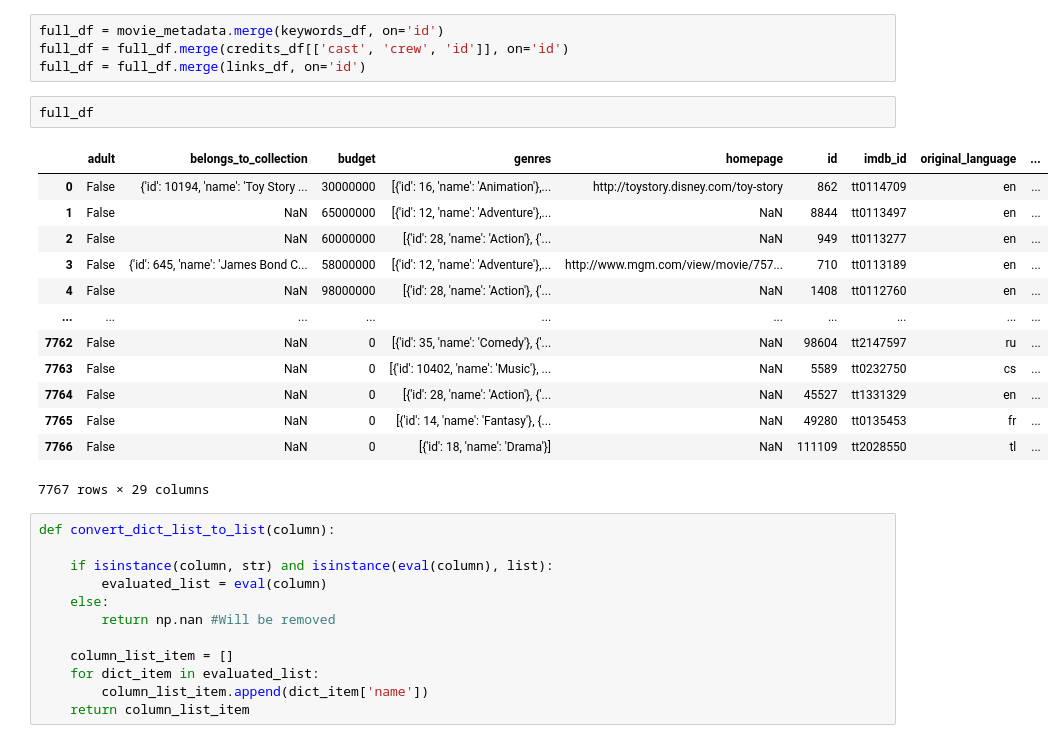
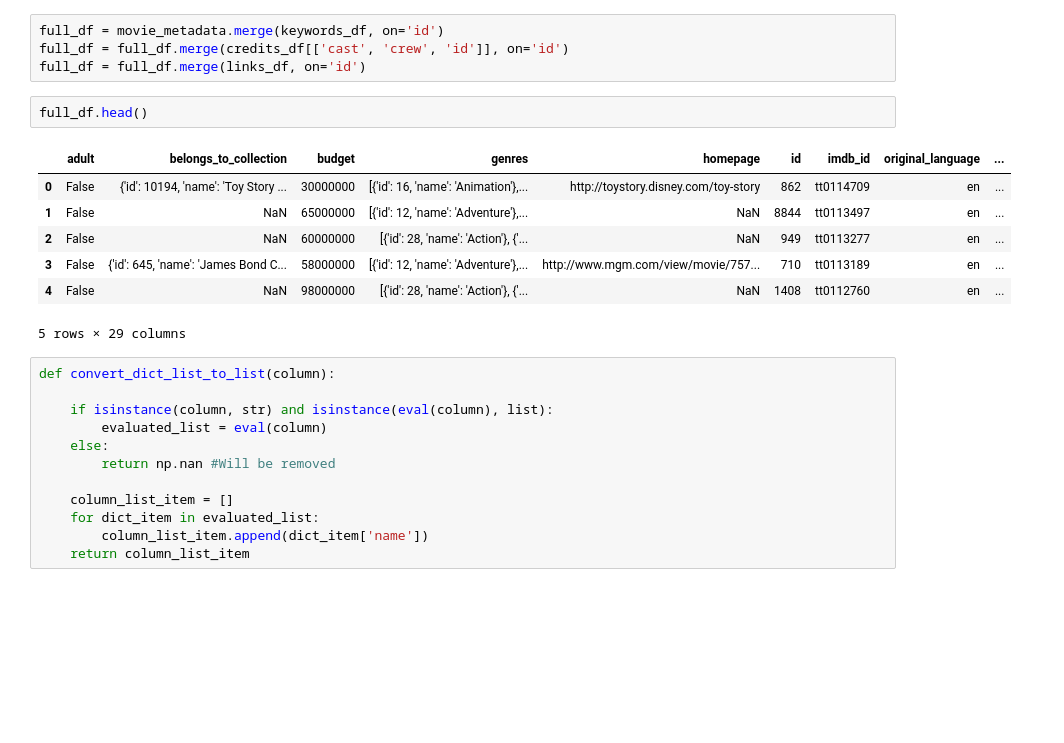
Before and after one commit to Sean-Leishman/film-wizard, a Jupyter notebook: cleaning_of_file.ipynb, the cells around one changed output. Saved outputs shown, nothing was run; the diff lists cells and outputs as text; blank space fills up the shorter version.

```diff
--- a/cleaning_of_file.ipynb
+++ b/cleaning_of_file.ipynb
@@ -23,21 +27,15 @@ full_df = movie_metadata.merge(keywords_df, on='id')
 full_df = full_df.merge(credits_df[['cast', 'crew', 'id']], on='id')
 full_df = full_df.merge(links_df, on='id')
 # %%
-full_df
+full_df.head()
 # %% [output]
 |  | adult | belongs_to_collection | budget | genres | homepage | id | imdb_id | original_language | ... |
 | 0 | False | {'id': 10194, 'name': 'Toy Story ... | 30000000 | [{'id': 16, 'name': 'Animation'},... | http://toystory.disney.com/toy-story | 862 | tt0114709 | en | ... |
 | 1 | False | NaN | 65000000 | [{'id': 12, 'name': 'Adventure'},... | NaN | 8844 | tt0113497 | en | ... |
 | 2 | False | NaN | 60000000 | [{'id': 28, 'name': 'Action'}, {'... | NaN | 949 | tt0113277 | en | ... |
 | 3 | False | {'id': 645, 'name': 'James Bond C... | 58000000 | [{'id': 12, 'name': 'Adventure'},... | http://www.mgm.com/view/movie/757... | 710 | tt0113189 | en | ... |
 | 4 | False | NaN | 98000000 | [{'id': 28, 'name': 'Action'}, {'... | NaN | 1408 | tt0112760 | en | ... |
-| ... | ... | ... | ... | ... | ... | ... | ... | ... | ... |
-| 7762 | False | NaN | 0 | [{'id': 35, 'name': 'Comedy'}, {'... | NaN | 98604 | tt2147597 | ru | ... |
-| 7763 | False | NaN | 0 | [{'id': 10402, 'name': 'Music'}, ... | NaN | 5589 | tt0232750 | cs | ... |
-| 7764 | False | NaN | 0 | [{'id': 28, 'name': 'Action'}, {'... | NaN | 45527 | tt1331329 | en | ... |
-| 7765 | False | NaN | 0 | [{'id': 14, 'name': 'Fantasy'}, {... | NaN | 49280 | tt0135453 | fr | ... |
-| 7766 | False | NaN | 0 | [{'id': 18, 'name': 'Drama'}] | NaN | 111109 | tt2028550 | tl | ... |
-7767 rows × 29 columns
+5 rows × 29 columns
 # %%
 def convert_dict_list_to_list(column):
 
```
Also changed, not shown: parts of 16 cells of this notebook, 2 other files.
